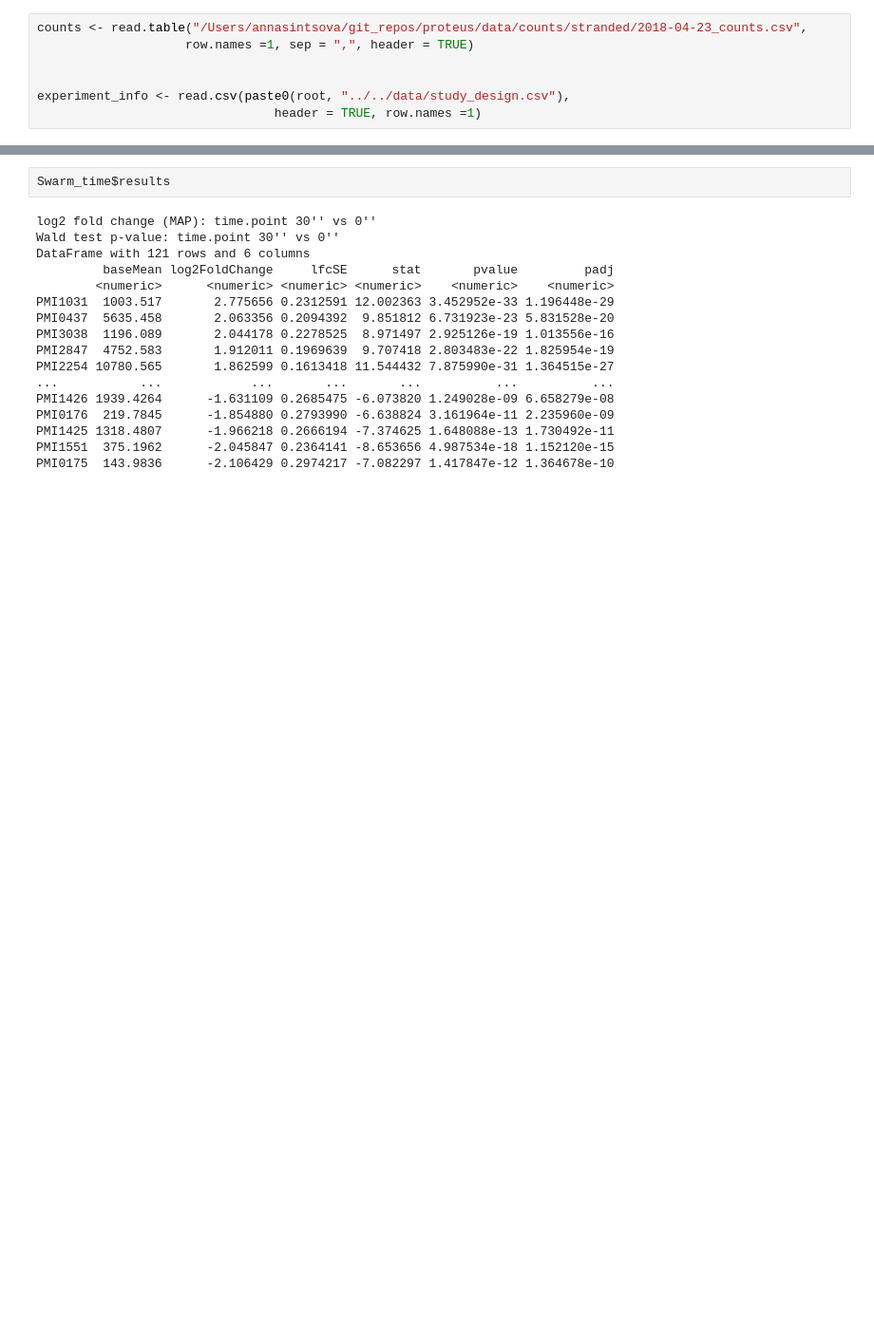
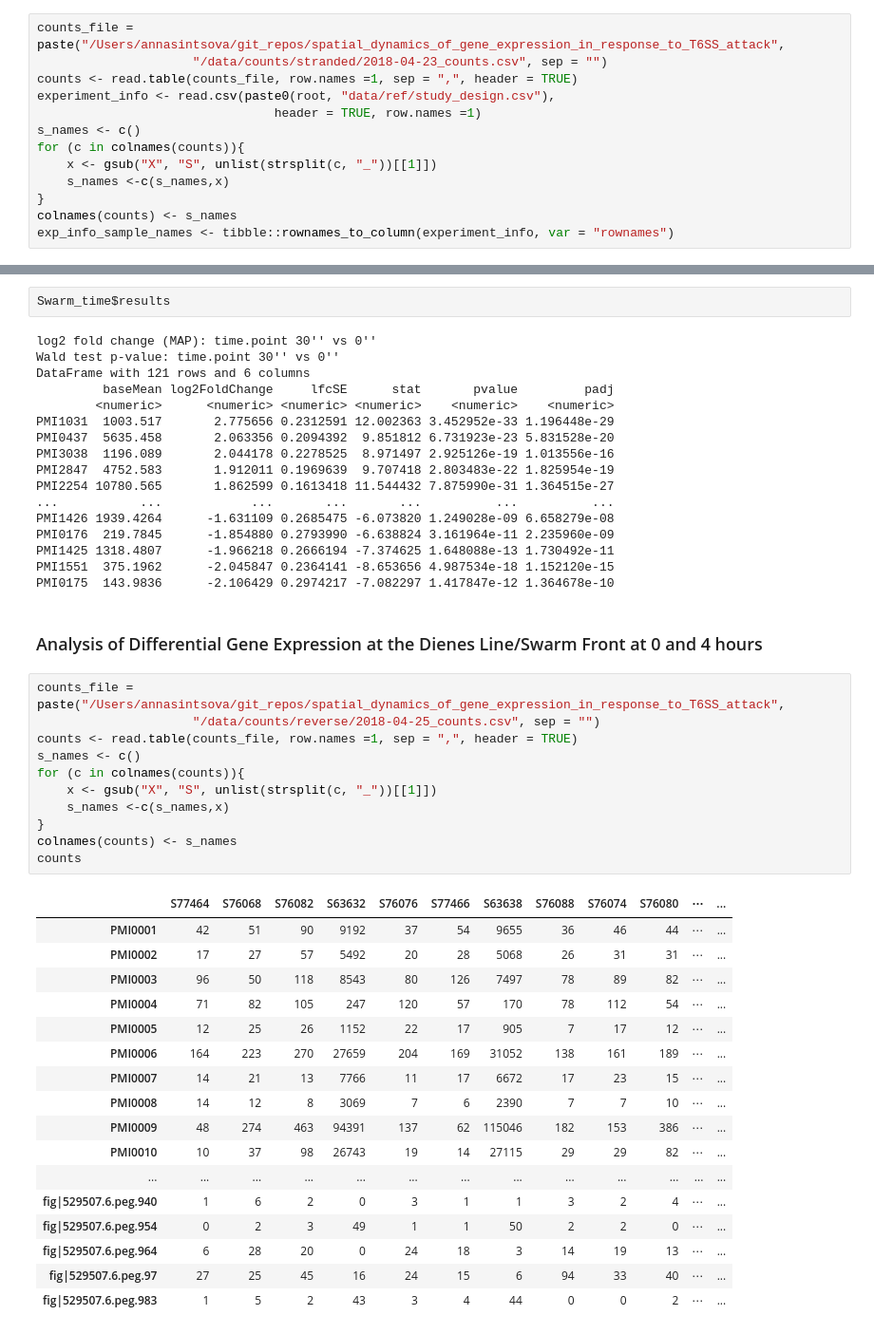
Before and after one commit to ASintsova/spatial_dynamics_of_gene_expression_in_response_to_T6SS_attack, a Jupyter notebook: lib/proteus_DE.ipynb, the cells around one changed output, grey strips where cells are left out. Shown at 95% size. Cells and saved outputs as stored; diff of their text form; blank space fills up the shorter version.

Commit message:
Refactoring DE analysis

```diff
--- a/lib/proteus_DE.ipynb
+++ b/lib/proteus_DE.ipynb
@@ -32,7 +15,13 @@ FIG=paste0(root, "figures/")
 # %%
-counts <- read.table("/Users/annasintsova/git_repos/proteus/data/counts/stranded/2018-04-23_counts.csv",
-                    row.names =1, sep = ",", header = TRUE)
-
-
-experiment_info <- read.csv(paste0(root, "../../data/study_design.csv"),
+counts_file = paste("/Users/annasintsova/git_repos/spatial_dynamics_of_gene_expression_in_response_to_T6SS_attack",
+                     "/data/counts/stranded/2018-04-23_counts.csv", sep = "")
+counts <- read.table(counts_file, row.names =1, sep = ",", header = TRUE)
+experiment_info <- read.csv(paste0(root, "data/ref/study_design.csv"),
                                 header = TRUE, row.names =1)
+s_names <- c()
+for (c in colnames(counts)){
+    x <- gsub("X", "S", unlist(strsplit(c, "_"))[[1]])
+    s_names <-c(s_names,x)
+}
+colnames(counts) <- s_names
+exp_info_sample_names <- tibble::rownames_to_column(experiment_info, var = "rownames")
@@ -268,3 +315,34 @@ PMI0176  219.7845      -1.854880 0.2793990 -6.638824 3.161964e-11 2.235960e-09
 PMI1425 1318.4807      -1.966218 0.2666194 -7.374625 1.648088e-13 1.730492e-11
 PMI1551  375.1962      -2.045847 0.2364141 -8.653656 4.987534e-18 1.152120e-15
 PMI0175  143.9836      -2.106429 0.2974217 -7.082297 1.417847e-12 1.364678e-10
+# %% [markdown]
+### Analysis of Differential Gene Expression at the Dienes Line/Swarm Front at 0 and 4 hours
+# %%
+counts_file = paste("/Users/annasintsova/git_repos/spatial_dynamics_of_gene_expression_in_response_to_T6SS_attack",
+                     "/data/counts/reverse/2018-04-25_counts.csv", sep = "")
+counts <- read.table(counts_file, row.names =1, sep = ",", header = TRUE)
+s_names <- c()
+for (c in colnames(counts)){
+    x <- gsub("X", "S", unlist(strsplit(c, "_"))[[1]])
+    s_names <-c(s_names,x)
+}
+colnames(counts) <- s_names
+counts
+# %% [output]
+|  | S77464 | S76068 | S76082 | S63632 | S76076 | S77466 | S63638 | S76088 | S76074 | S76080 | ⋯ | ... |
+| PMI0001 | 42 | 51 | 90 | 9192 | 37 | 54 | 9655 | 36 | 46 | 44 | ⋯ | ... |
+| PMI0002 | 17 | 27 | 57 | 5492 | 20 | 28 | 5068 | 26 | 31 | 31 | ⋯ | ... |
+| PMI0003 | 96 | 50 | 118 | 8543 | 80 | 126 | 7497 | 78 | 89 | 82 | ⋯ | ... |
+| PMI0004 | 71 | 82 | 105 | 247 | 120 | 57 | 170 | 78 | 112 | 54 | ⋯ | ... |
+| PMI0005 | 12 | 25 | 26 | 1152 | 22 | 17 | 905 | 7 | 17 | 12 | ⋯ | ... |
+| PMI0006 | 164 | 223 | 270 | 27659 | 204 | 169 | 31052 | 138 | 161 | 189 | ⋯ | ... |
+| PMI0007 | 14 | 21 | 13 | 7766 | 11 | 17 | 6672 | 17 | 23 | 15 | ⋯ | ... |
+| PMI0008 | 14 | 12 | 8 | 3069 | 7 | 6 | 2390 | 7 | 7 | 10 | ⋯ | ... |
+| PMI0009 | 48 | 274 | 463 | 94391 | 137 | 62 | 115046 | 182 | 153 | 386 | ⋯ | ... |
+| PMI0010 | 10 | 37 | 98 | 26743 | 19 | 14 | 27115 | 29 | 29 | 82 | ⋯ | ... |
+| ... | ... | ... | ... | ... | ... | ... | ... | ... | ... | ... | ... | ... |
+| fig|529507.6.peg.940 | 1 | 6 | 2 | 0 | 3 | 1 | 1 | 3 | 2 | 4 | ⋯ | ... |
+| fig|529507.6.peg.954 | 0 | 2 | 3 | 49 | 1 | 1 | 50 | 2 | 2 | 0 | ⋯ | ... |
+| fig|529507.6.peg.964 | 6 | 28 | 20 | 0 | 24 | 18 | 3 | 14 | 19 | 13 | ⋯ | ... |
+| fig|529507.6.peg.97 | 27 | 25 | 45 | 16 | 24 | 15 | 6 | 94 | 33 | 40 | ⋯ | ... |
+| fig|529507.6.peg.983 | 1 | 5 | 2 | 43 | 3 | 4 | 44 | 0 | 0 | 2 | ⋯ | ... |
```
Also changed, not shown: parts of 26 cells of this notebook, 11 other files.
